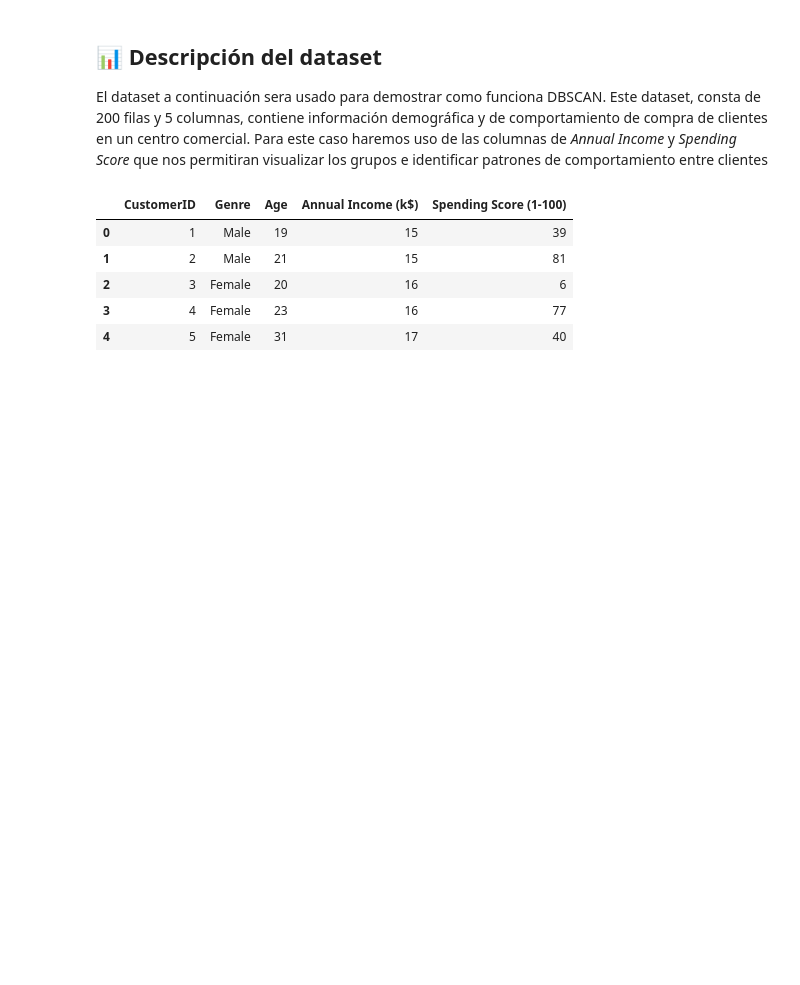
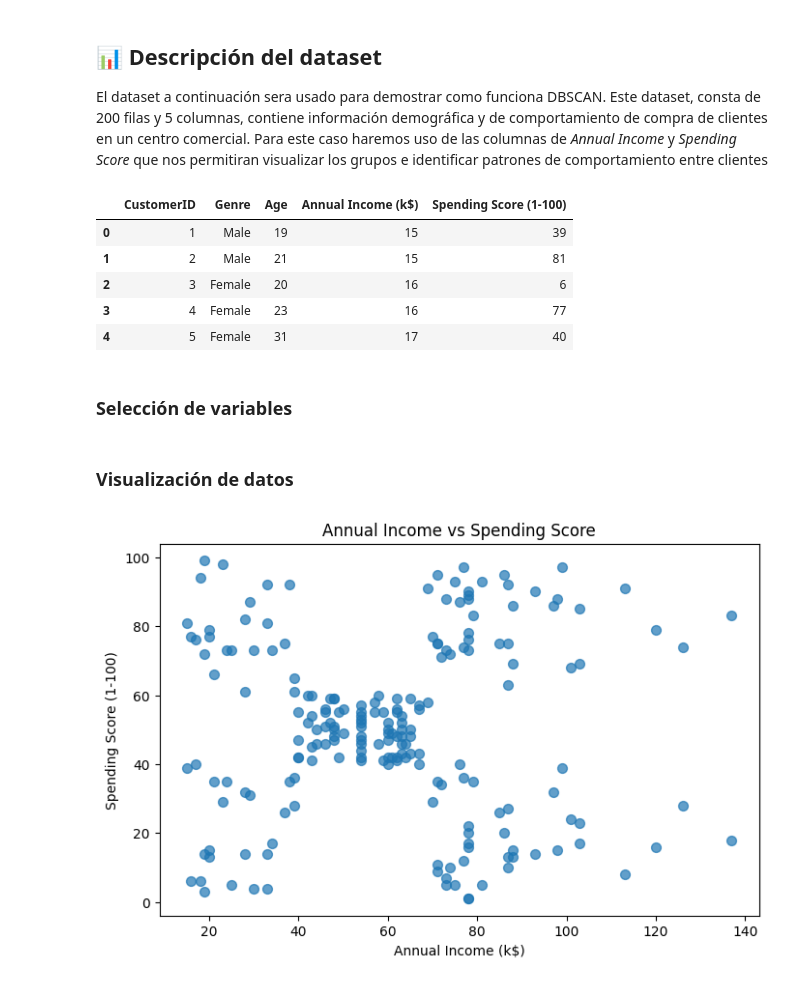
Before and after one commit to Manuel-Carreno/DBSCAN_expo, a Jupyter notebook: DBSCAN.ipynb, the cells around one changed output. Cells and saved outputs as stored; diff of their text form; code cells hidden in the pictures; blank space fills up the shorter version.

Commit message:
visualizacion de datos y eleccion de parametros

```diff
--- a/DBSCAN.ipynb
+++ b/DBSCAN.ipynb
@@ -83,3 +86,5 @@ df.head()
 | 2 | 3 | Female | 20 | 16 | 6 |
 | 3 | 4 | Female | 23 | 16 | 77 |
 | 4 | 5 | Female | 31 | 17 | 40 |
+# %% [markdown]
+### Selección de variables
@@ -85,0 +93,13 @@ df.head()
+# %% [markdown]
+### Visualización de datos
+# %%
+import matplotlib.pyplot as plt
+
+plt.figure(figsize=(8, 5))
+plt.scatter(df['Annual Income (k$)'], df['Spending Score (1-100)'], s=50, alpha=0.7)
+plt.title('Annual Income vs Spending Score')
+plt.xlabel('Annual Income (k$)')
+plt.ylabel('Spending Score (1-100)')
+plt.show()
+# %% [output]
+[figure, added]
```
Also changed, not shown: parts of 5 cells of this notebook.
